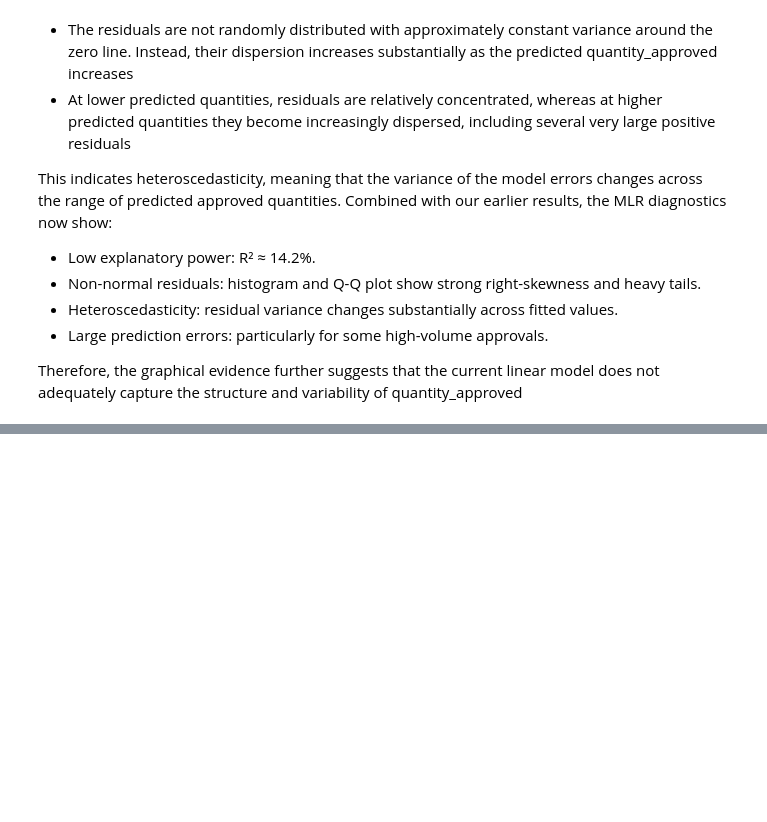
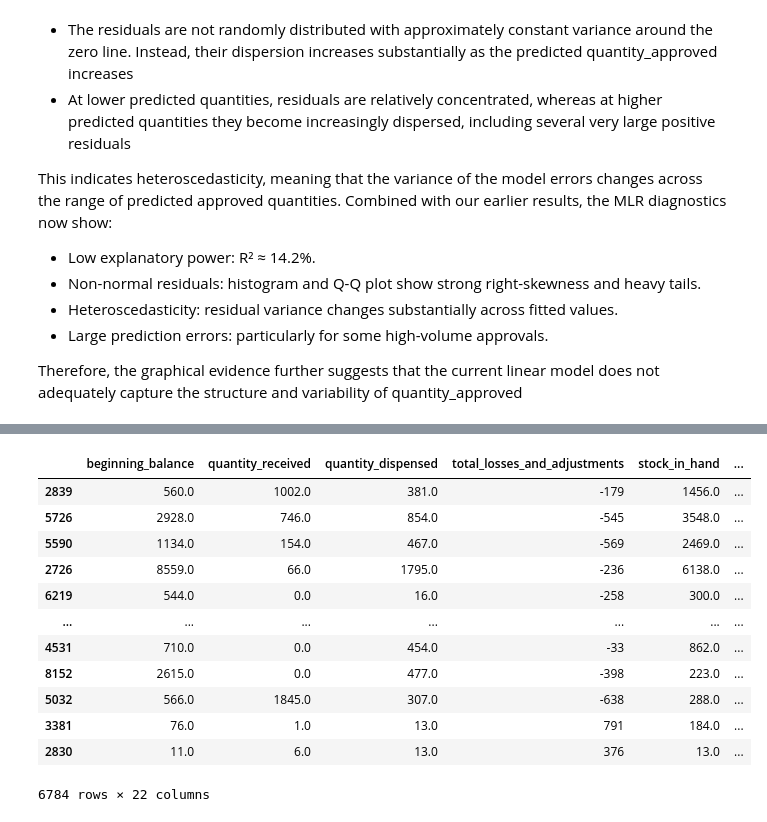
Before and after one commit to gerard-bisama/data-analytics-project, a Jupyter notebook: order_prediction/mlr_model.ipynb, the cells around one changed output, grey strips where cells are left out. Cells and saved outputs as stored; diff of their text form; code cells hidden in the pictures; blank space fills up the shorter version.

```diff
--- a/order_prediction/mlr_model.ipynb
+++ b/order_prediction/mlr_model.ipynb
@@ -432,0 +481,16 @@ Therefore, the graphical evidence further suggests that the current linear model
+# %%
+X_train
+# %% [output]
+|  | beginning_balance | quantity_received | quantity_dispensed | total_losses_and_adjustments | stock_in_hand | ... |
+| 2839 | 560.0 | 1002.0 | 381.0 | -179 | 1456.0 | ... |
+| 5726 | 2928.0 | 746.0 | 854.0 | -545 | 3548.0 | ... |
+| 5590 | 1134.0 | 154.0 | 467.0 | -569 | 2469.0 | ... |
+| 2726 | 8559.0 | 66.0 | 1795.0 | -236 | 6138.0 | ... |
+| 6219 | 544.0 | 0.0 | 16.0 | -258 | 300.0 | ... |
+| ... | ... | ... | ... | ... | ... | ... |
+| 4531 | 710.0 | 0.0 | 454.0 | -33 | 862.0 | ... |
+| 8152 | 2615.0 | 0.0 | 477.0 | -398 | 223.0 | ... |
+| 5032 | 566.0 | 1845.0 | 307.0 | -638 | 288.0 | ... |
+| 3381 | 76.0 | 1.0 | 13.0 | 791 | 184.0 | ... |
+| 2830 | 11.0 | 6.0 | 13.0 | 376 | 13.0 | ... |
+6784 rows × 22 columns
```
Also changed, not shown: parts of 20 cells of this notebook, 1 other file.
